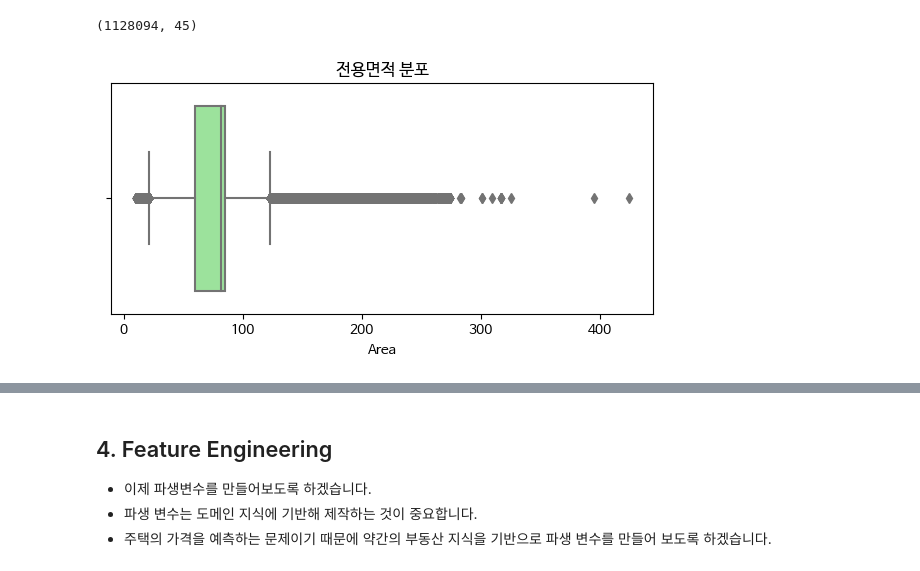
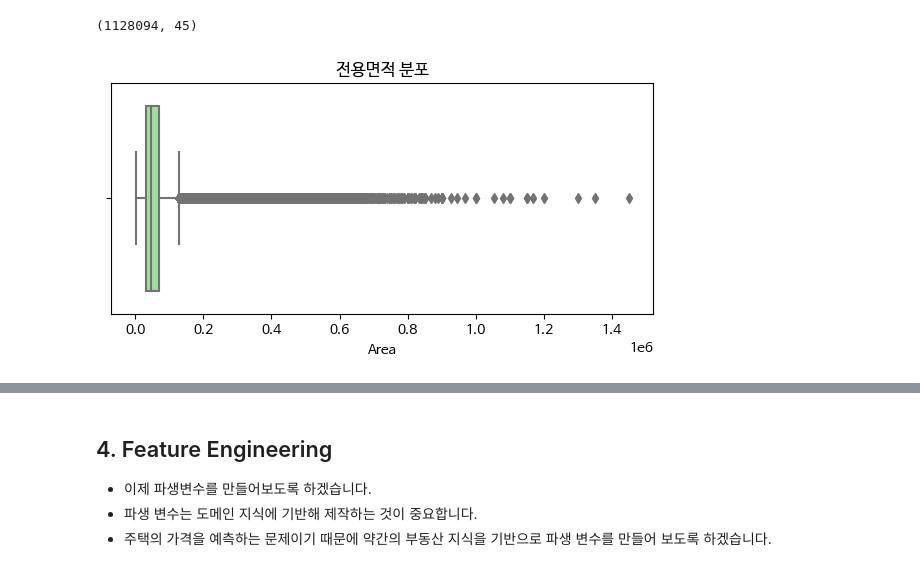
Before and after one commit to UpstageAILab6/upstage-ml-regression-ml-5_pub, a Jupyter notebook: baseline_code.ipynb, the cells around one changed output, grey strips where cells are left out. Cells and saved outputs as stored; diff of their text form; code cells hidden in the pictures.

```diff
--- a/baseline_code.ipynb
+++ b/baseline_code.ipynb
@@ -324,12 +324,12 @@ print(concat_select.shape)
 # %%
 # 대표적인 연속형 변수인 “전용 면적” 변수 관련한 분포를 먼저 살펴보도록 하겠습니다.
 fig = plt.figure(figsize=(7, 3))
-sns.boxplot(data = concat_select, x = '전용면적', color='lightgreen')
+sns.boxplot(data = concat_select, x = 'target', color='lightgreen')
 plt.title('전용면적 분포')
 plt.xlabel('Area')
 plt.show()
 # %% [output]
-[figure, old version]
+[figure, new version]
 # %%
 # 이상치 제거 방법에는 IQR을 이용하겠습니다.
 def remove_outliers_iqr(dt, column_name):
```
Also changed, not shown: parts of 41 cells of this notebook.
